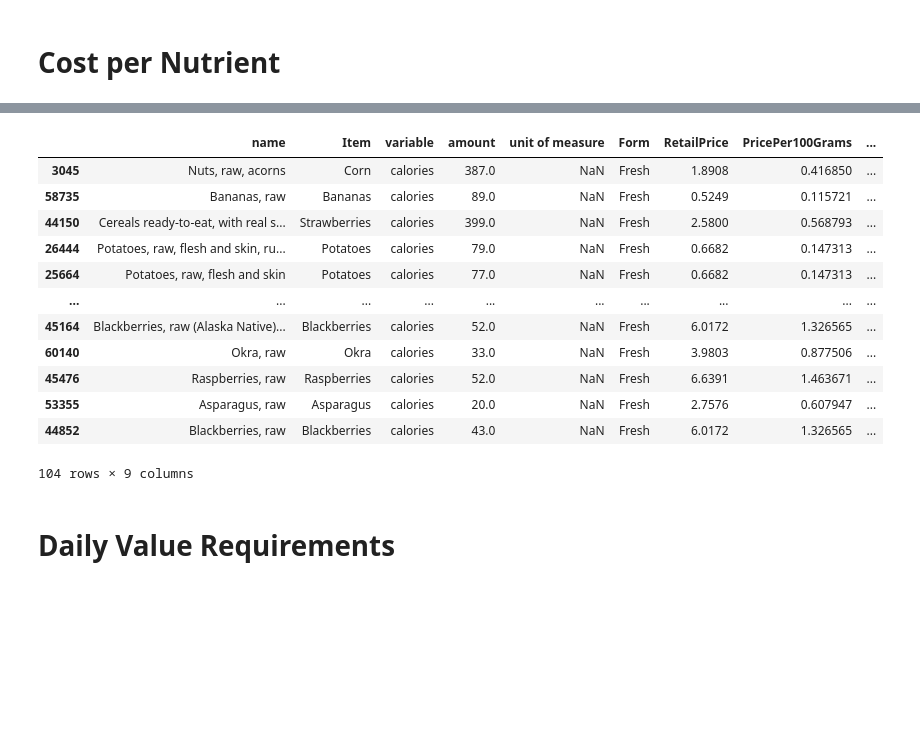
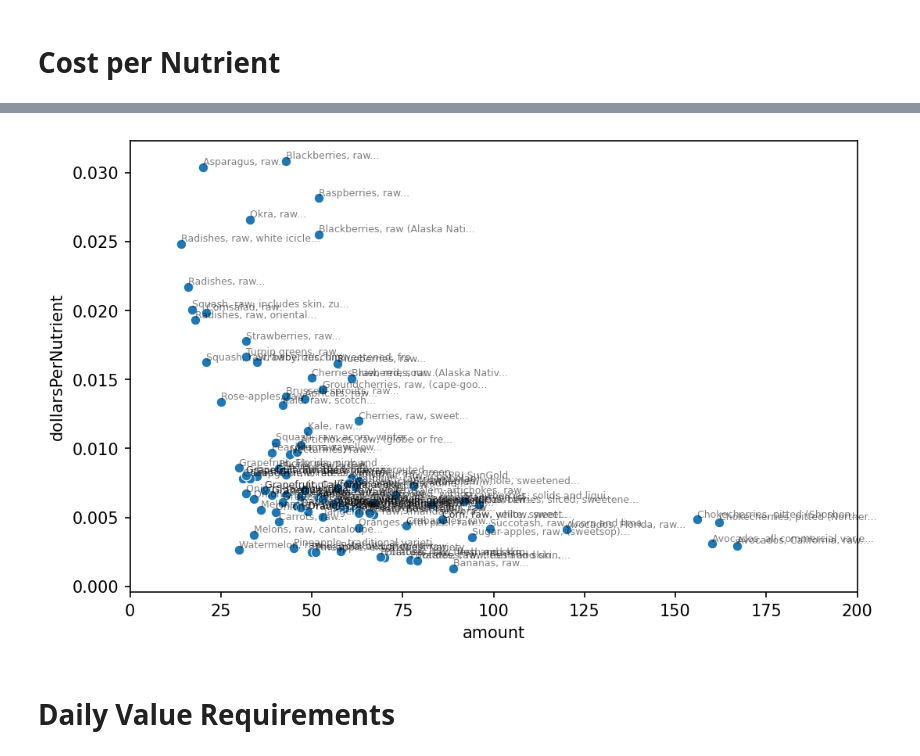
Before and after one commit to MrRyanK/CostPerNutrient, a Jupyter notebook: EDA_CSV_nutrition.ipynb, the cells around one changed output, grey strips where cells are left out. Cells and saved outputs as stored; diff of their text form; code cells hidden in the pictures; blank space fills up the shorter version.

Commit message:
2023-11-25 update CostPerNutrient

```diff
--- a/EDA_CSV_nutrition.ipynb
+++ b/EDA_CSV_nutrition.ipynb
@@ -700,25 +776,30 @@ all.head()
 # %%
-(all[
+plt.figure(figsize=(8,5),dpi=150)
+
+data=(all[
     (all['variable']=='calories') &
     (all['name'].str.contains('raw')) &
     (all['Form']=='Fresh')
     ]
-    .sort_values('dollarsPerNutrient')
 )
+
+sns.scatterplot(data=data
+                ,x='amount'
+                ,y='dollarsPerNutrient'
+               )
+x = data.amount
+y = data.dollarsPerNutrient
+labels = data.name
+
+# Add labels to the markers
+for i, label in enumerate(labels):
+    if x.iloc[i] > 200:
+        pass
+    else:
+        plt.text(x.iloc[i], y.iloc[i], label[:30]+'...', ha='left', va='bottom', fontsize=6, alpha=0.5)
+plt.xlim((0,200));
 # %% [output]
-|  | name | Item | variable | amount | unit of measure | Form | RetailPrice | PricePer100Grams | ... |
-| 3045 | Nuts, raw, acorns | Corn | calories | 387.0 | NaN | Fresh | 1.8908 | 0.416850 | ... |
-| 58735 | Bananas, raw | Bananas | calories | 89.0 | NaN | Fresh | 0.5249 | 0.115721 | ... |
-| 44150 | Cereals ready-to-eat, with real s... | Strawberries | calories | 399.0 | NaN | Fresh | 2.5800 | 0.568793 | ... |
-| 26444 | Potatoes, raw, flesh and skin, ru... | Potatoes | calories | 79.0 | NaN | Fresh | 0.6682 | 0.147313 | ... |
-| 25664 | Potatoes, raw, flesh and skin | Potatoes | calories | 77.0 | NaN | Fresh | 0.6682 | 0.147313 | ... |
-| ... | ... | ... | ... | ... | ... | ... | ... | ... | ... |
-| 45164 | Blackberries, raw (Alaska Native)... | Blackberries | calories | 52.0 | NaN | Fresh | 6.0172 | 1.326565 | ... |
-| 60140 | Okra, raw | Okra | calories | 33.0 | NaN | Fresh | 3.9803 | 0.877506 | ... |
-| 45476 | Raspberries, raw | Raspberries | calories | 52.0 | NaN | Fresh | 6.6391 | 1.463671 | ... |
-| 53355 | Asparagus, raw | Asparagus | calories | 20.0 | NaN | Fresh | 2.7576 | 0.607947 | ... |
-| 44852 | Blackberries, raw | Blackberries | calories | 43.0 | NaN | Fresh | 6.0172 | 1.326565 | ... |
-104 rows × 9 columns
+[figure, added]
 # %% [markdown]
 # Daily Value Requirements
 # %%
```
Also changed, not shown: parts of 19 cells of this notebook.
